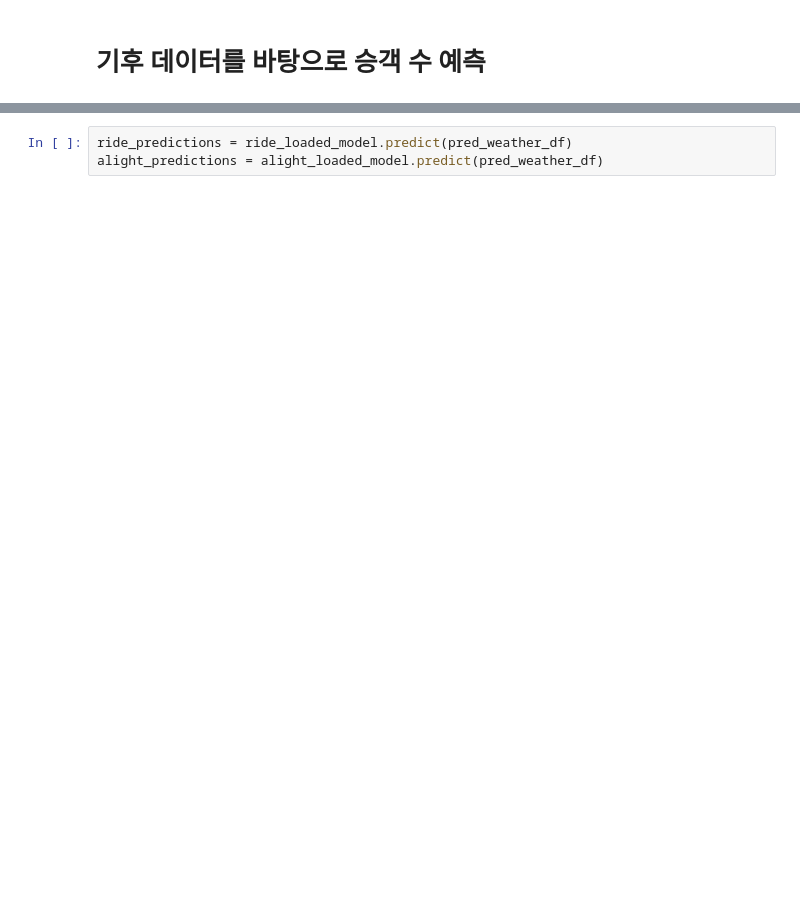
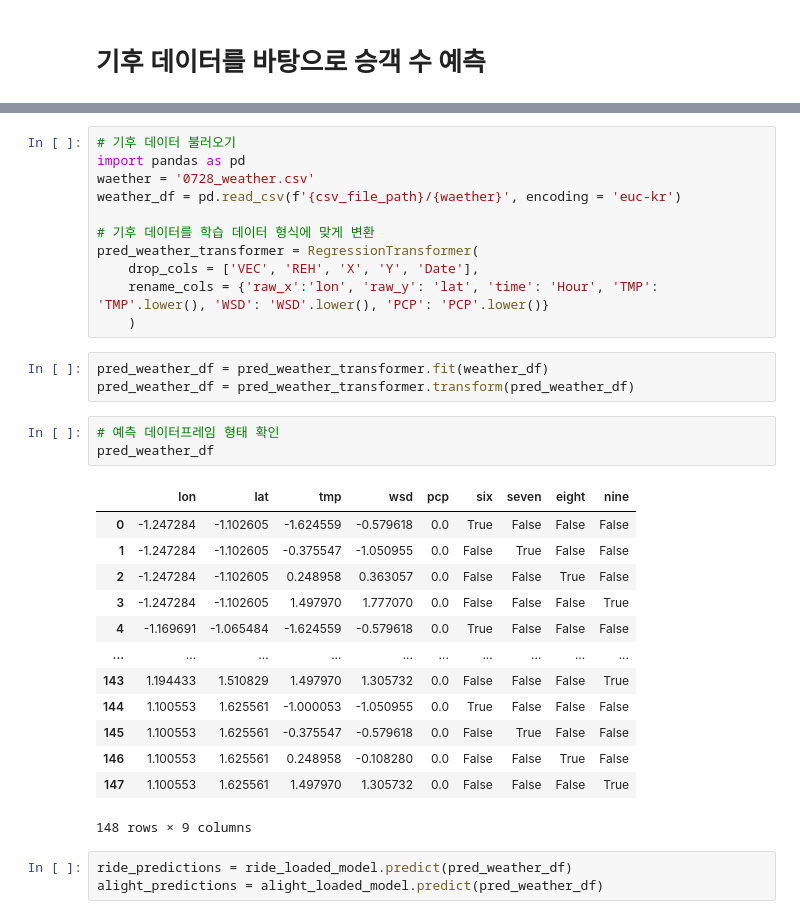
Before and after one commit to Mulcam-Finalproject3/Resurrection_Of_Squirrel_Bus, a Jupyter notebook: src/regression.ipynb, the cells around one changed output, grey strips where cells are left out. Drawn from its saved outputs; the diff is of its cells as text; blank space fills up the shorter version.

```diff
--- a/src/regression.ipynb
+++ b/src/regression.ipynb
@@ -125,3 +210,34 @@ pred_weather_df = encoding_data(pred_weather_df)
+# %%
+# 기후 데이터 불러오기
+import pandas as pd
+waether = '0728_weather.csv'
+weather_df = pd.read_csv(f'{csv_file_path}/{waether}', encoding = 'euc-kr')
+
+# 기후 데이터를 학습 데이터 형식에 맞게 변환
+pred_weather_transformer = RegressionTransformer(
+    drop_cols = ['VEC', 'REH', 'X', 'Y', 'Date'],
+    rename_cols = {'raw_x':'lon', 'raw_y': 'lat', 'time': 'Hour', 'TMP': 'TMP'.lower(), 'WSD': 'WSD'.lower(), 'PCP': 'PCP'.lower()}
+    )
+# %%
+pred_weather_df = pred_weather_transformer.fit(weather_df)
+pred_weather_df = pred_weather_transformer.transform(pred_weather_df)
+# %%
+# 예측 데이터프레임 형태 확인
+pred_weather_df
+# %% [output]
+|  | lon | lat | tmp | wsd | pcp | six | seven | eight | nine |
+| 0 | -1.247284 | -1.102605 | -1.624559 | -0.579618 | 0.0 | True | False | False | False |
+| 1 | -1.247284 | -1.102605 | -0.375547 | -1.050955 | 0.0 | False | True | False | False |
+| 2 | -1.247284 | -1.102605 | 0.248958 | 0.363057 | 0.0 | False | False | True | False |
+| 3 | -1.247284 | -1.102605 | 1.497970 | 1.777070 | 0.0 | False | False | False | True |
+| 4 | -1.169691 | -1.065484 | -1.624559 | -0.579618 | 0.0 | True | False | False | False |
+| ... | ... | ... | ... | ... | ... | ... | ... | ... | ... |
+| 143 | 1.194433 | 1.510829 | 1.497970 | 1.305732 | 0.0 | False | False | False | True |
+| 144 | 1.100553 | 1.625561 | -1.000053 | -1.050955 | 0.0 | True | False | False | False |
+| 145 | 1.100553 | 1.625561 | -0.375547 | -0.579618 | 0.0 | False | True | False | False |
+| 146 | 1.100553 | 1.625561 | 0.248958 | -0.108280 | 0.0 | False | False | True | False |
+| 147 | 1.100553 | 1.625561 | 1.497970 | 1.305732 | 0.0 | False | False | False | True |
+148 rows × 9 columns
 # %%
 ride_predictions = ride_loaded_model.predict(pred_weather_df)
 alight_predictions = alight_loaded_model.predict(pred_weather_df)
```
Also changed, not shown: parts of 49 cells of this notebook.
